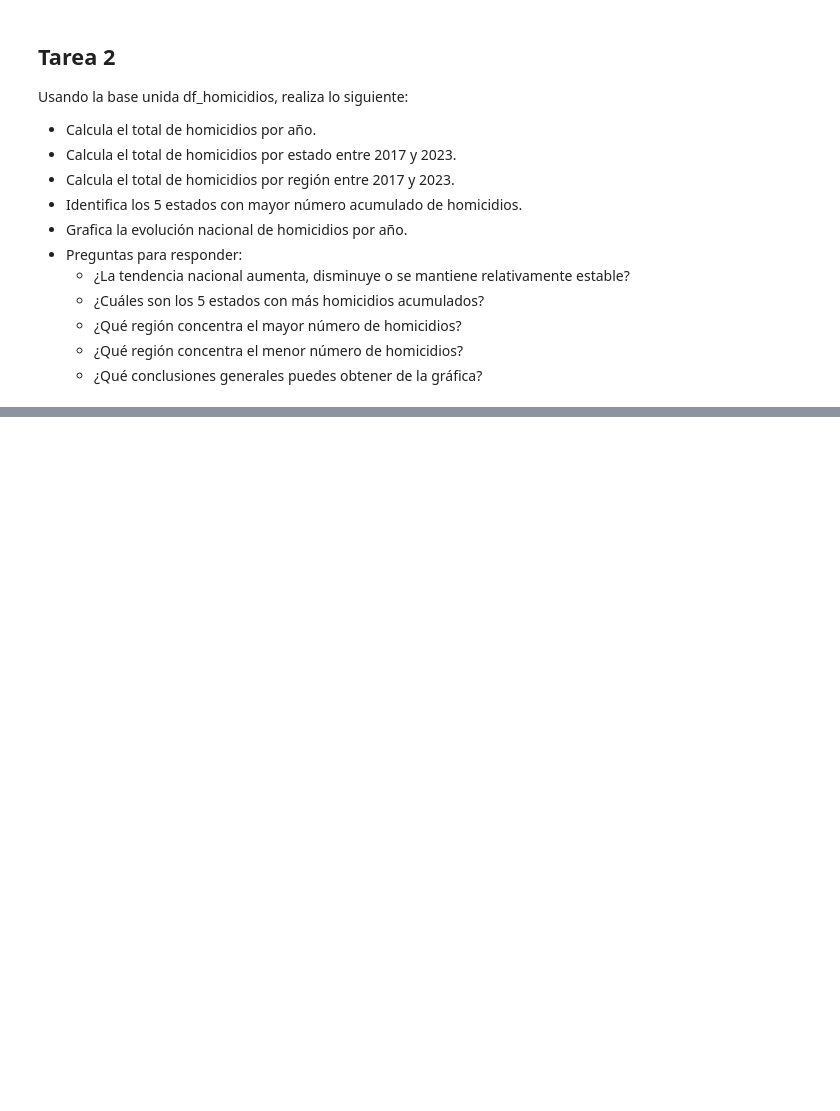
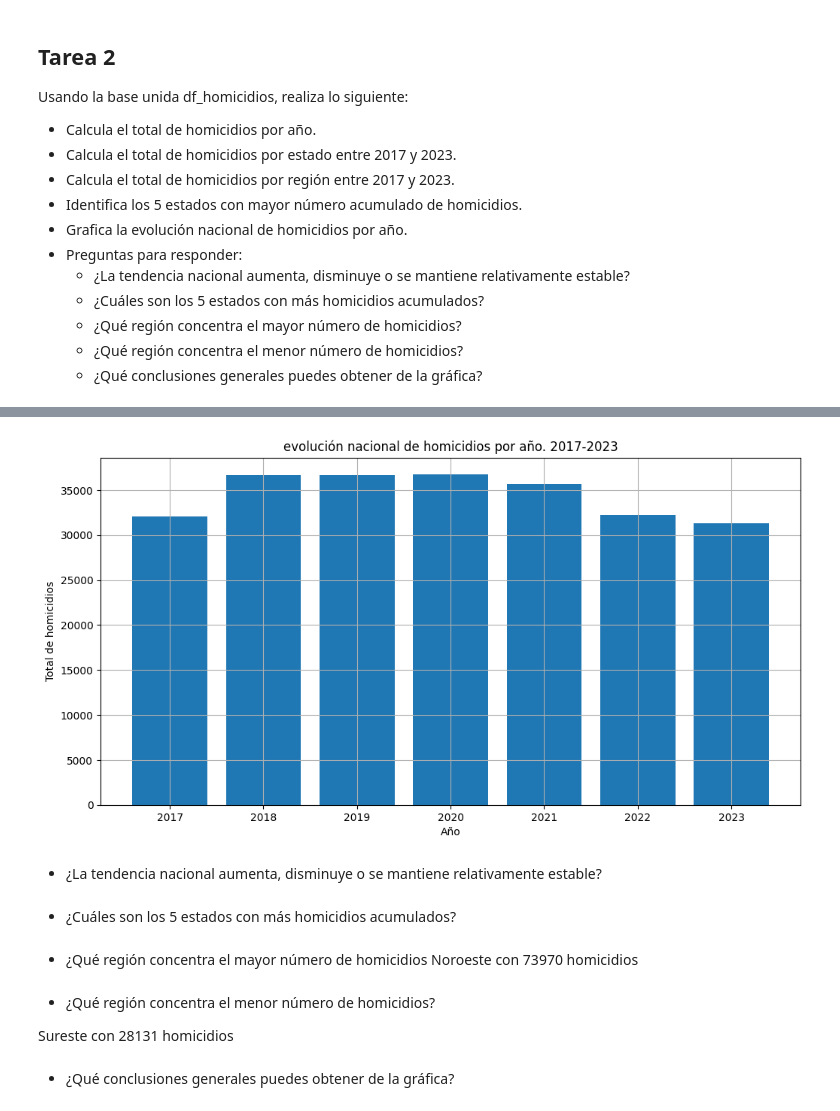
Before and after one commit to CarlosManuelMartinezMartinez/Mini-Curso-Python, a Jupyter notebook: Tarea Clase 4.ipynb, the cells around one changed output, grey strips where cells are left out. Saved outputs shown, nothing was run; the diff lists cells and outputs as text; code cells hidden in the pictures; blank space fills up the shorter version.

```diff
--- a/Tarea Clase 4.ipynb
+++ b/Tarea Clase 4.ipynb
@@ -123,0 +157,6 @@ Usando la base unida df_homicidios, realiza lo siguiente:
+# %%
+# Calcula el total de homicidios por estado entre 2017 y 2023.
+
+estados=df_homicidios.set_index("Estado")
+#print(estados)
+estados.loc[" Aguascalientes"]
@@ -123,0 +234,20 @@ Usando la base unida df_homicidios, realiza lo siguiente:
+# %%
+lista=[]
+for i in df_homicidios["Regiones"]:
+    if i in lista:
+        continue
+    else:
+        lista.append(i)
+print(lista)
+
+regiones=df_homicidios.set_index("Regiones") # Indexando por regiones
+#print(regiones)
+
+for i in lista:
+    hom_region=regiones.loc[i]["Total"].sum()
+    print("Los homicidios en la región ",i," de 2017 a 2023 son: ",hom_region)
+
+
+# Usando groupby alternativamente
+resumen_regiones=df_homicidios.groupby("Regiones")["Total"].sum()
+resumen_regiones
@@ -123,0 +284,4 @@ Usando la base unida df_homicidios, realiza lo siguiente:
+# %%
+resumen_año = df_homicidios.groupby("Año")["Total"].sum()
+ev=resumen_año.to_frame()
+ev
@@ -123,0 +298,25 @@ Usando la base unida df_homicidios, realiza lo siguiente:
+# %%
+plt.figure(figsize=(12, 6))
+
+plt.bar(range(2017,2024), ev["Total"])
+plt.xlabel("Año")
+plt.ylabel("Total de homicidios")
+plt.title("evolución nacional de homicidios por año. 2017-2023")
+plt.xticks()
+plt.grid()
+plt.show()
+# %% [output]
+[figure, added]
+# %% [markdown]
+  - ¿La tendencia nacional aumenta, disminuye o se mantiene relativamente estable?
+# %% [markdown]
+- ¿Cuáles son los 5 estados con más homicidios acumulados?
+# %% [markdown]
+- ¿Qué región concentra el mayor número de homicidios
+Noroeste con 73970 homicidios
+# %% [markdown]
+- ¿Qué región concentra el menor número de homicidios?
+
+Sureste con 28131 homicidios
+# %% [markdown]
+- ¿Qué conclusiones generales puedes obtener de la gráfica?
```
Also changed, not shown: parts of 15 cells of this notebook.
